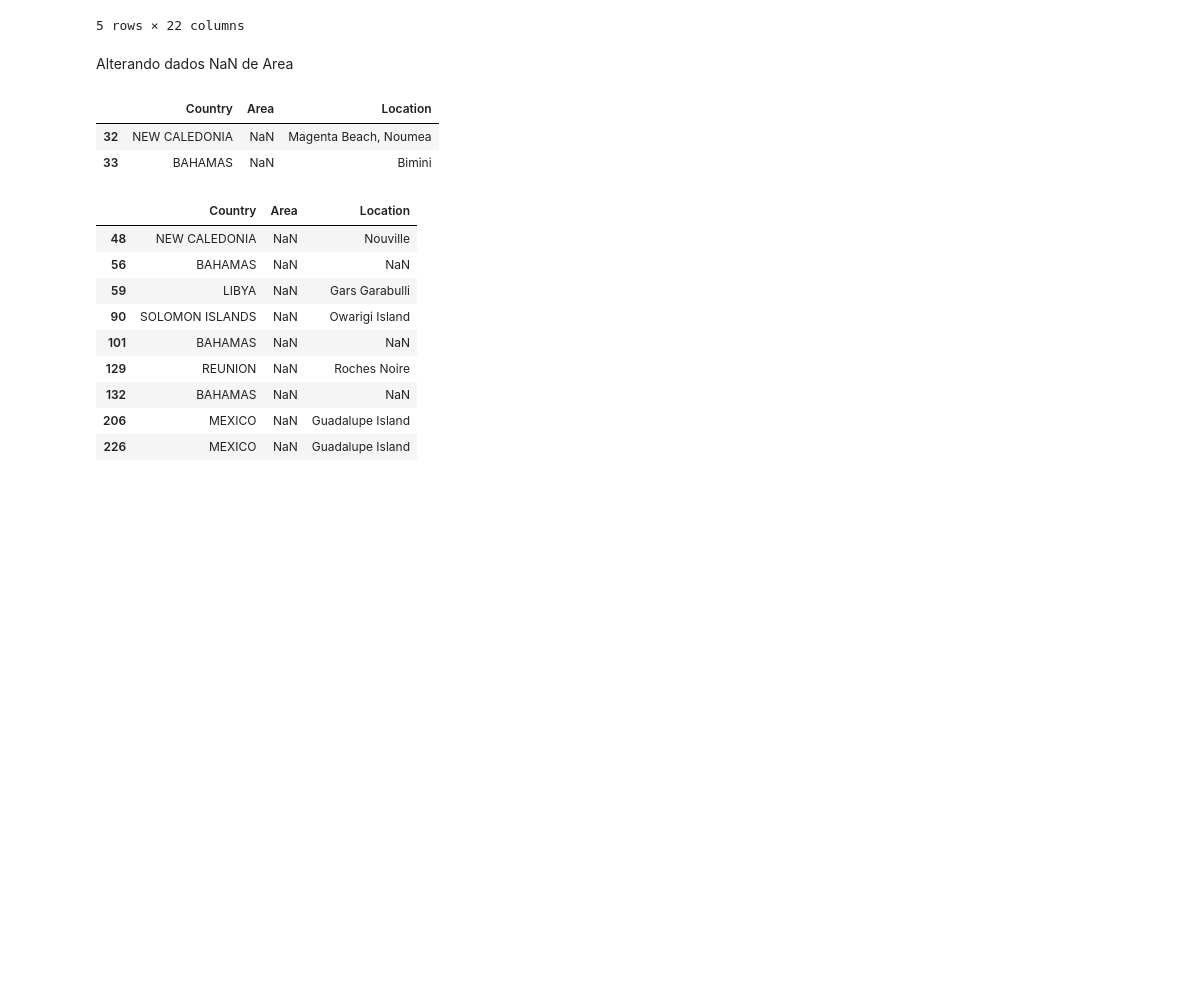
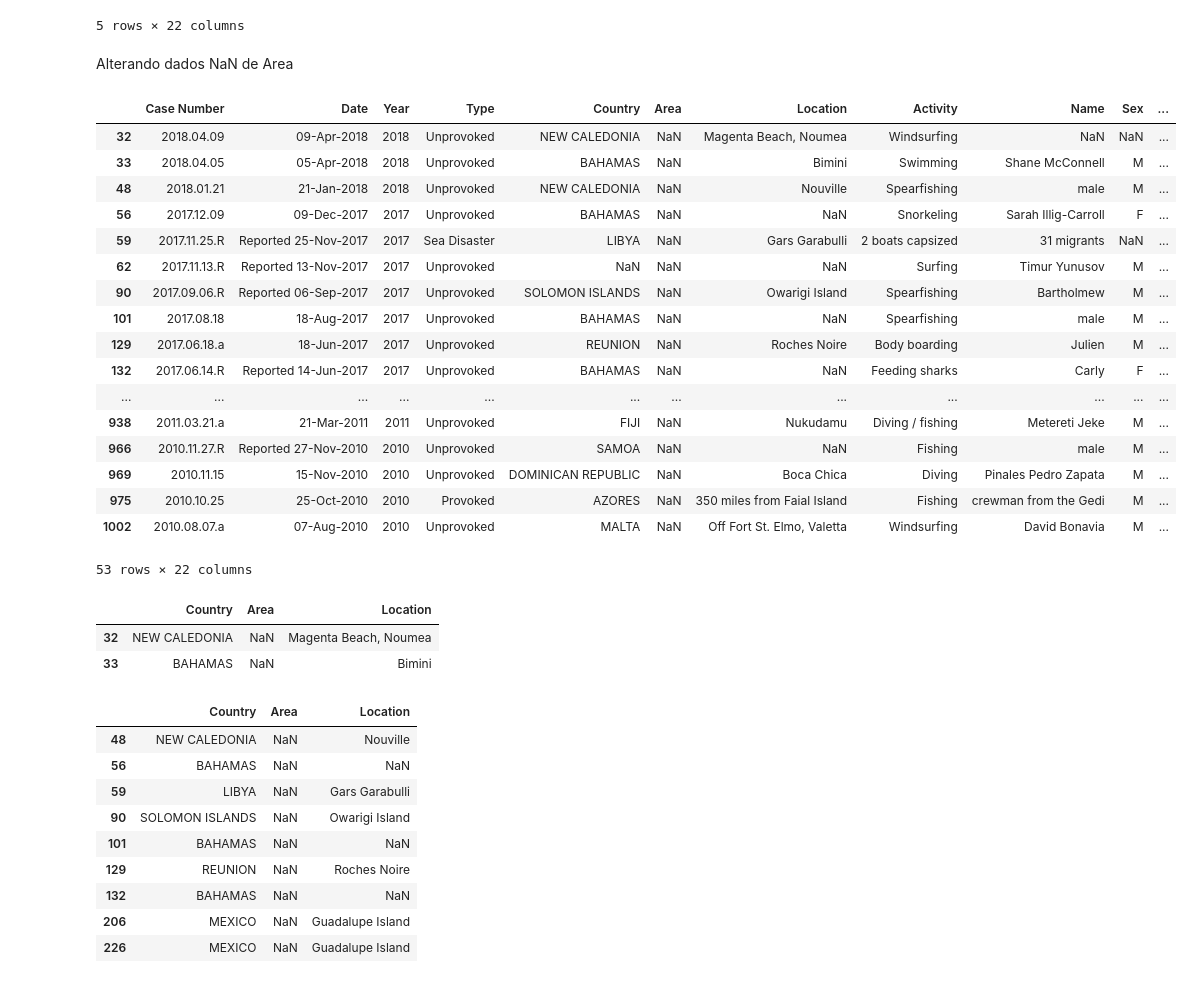
Before and after one commit to patrick-S-DS/Shark-Attack, a Jupyter notebook: shark-Attack.ipynb, the cells around one changed output. Cells and saved outputs as stored; diff of their text form; code cells hidden in the pictures; blank space fills up the shorter version.

Commit message:
Conclusão analise
Conclusão analise dos dados

```diff
--- a/shark-Attack.ipynb
+++ b/shark-Attack.ipynb
@@ -278,6 +278,27 @@ dados_mascara.head()
 5 rows × 22 columns
 # %% [markdown]
 Alterando dados NaN de Area
+# %%
+dados_mascara[dados_mascara['Area'].isnull()]
+# %% [output]
+|  | Case Number | Date | Year | Type | Country | Area | Location | Activity | Name | Sex | ... |
+| 32 | 2018.04.09 | 09-Apr-2018 | 2018 | Unprovoked | NEW CALEDONIA | NaN | Magenta Beach, Noumea | Windsurfing | NaN | NaN | ... |
+| 33 | 2018.04.05 | 05-Apr-2018 | 2018 | Unprovoked | BAHAMAS | NaN | Bimini | Swimming | Shane McConnell | M | ... |
+| 48 | 2018.01.21 | 21-Jan-2018 | 2018 | Unprovoked | NEW CALEDONIA | NaN | Nouville | Spearfishing | male | M | ... |
+| 56 | 2017.12.09 | 09-Dec-2017 | 2017 | Unprovoked | BAHAMAS | NaN | NaN | Snorkeling | Sarah Illig-Carroll | F | ... |
+| 59 | 2017.11.25.R | Reported 25-Nov-2017 | 2017 | Sea Disaster | LIBYA | NaN | Gars Garabulli | 2 boats capsized | 31 migrants | NaN | ... |
+| 62 | 2017.11.13.R | Reported 13-Nov-2017 | 2017 | Unprovoked | NaN | NaN | NaN | Surfing | Timur Yunusov | M | ... |
+| 90 | 2017.09.06.R | Reported 06-Sep-2017 | 2017 | Unprovoked | SOLOMON ISLANDS | NaN | Owarigi Island | Spearfishing | Bartholmew | M | ... |
+| 101 | 2017.08.18 | 18-Aug-2017 | 2017 | Unprovoked | BAHAMAS | NaN | NaN | Spearfishing | male | M | ... |
+| 129 | 2017.06.18.a | 18-Jun-2017 | 2017 | Unprovoked | REUNION | NaN | Roches Noire | Body boarding | Julien | M | ... |
+| 132 | 2017.06.14.R | Reported 14-Jun-2017 | 2017 | Unprovoked | BAHAMAS | NaN | NaN | Feeding sharks | Carly | F | ... |
+| ... | ... | ... | ... | ... | ... | ... | ... | ... | ... | ... | ... |
+| 938 | 2011.03.21.a | 21-Mar-2011 | 2011 | Unprovoked | FIJI | NaN | Nukudamu | Diving / fishing | Metereti Jeke | M | ... |
+| 966 | 2010.11.27.R | Reported 27-Nov-2010 | 2010 | Unprovoked | SAMOA | NaN | NaN | Fishing | male | M | ... |
+| 969 | 2010.11.15 | 15-Nov-2010 | 2010 | Unprovoked | DOMINICAN REPUBLIC | NaN | Boca Chica | Diving | Pinales Pedro Zapata | M | ... |
+| 975 | 2010.10.25 | 25-Oct-2010 | 2010 | Provoked | AZORES | NaN | 350 miles from Faial Island | Fishing | crewman from the Gedi | M | ... |
+| 1002 | 2010.08.07.a | 07-Aug-2010 | 2010 | Unprovoked | MALTA | NaN | Off Fort St. Elmo, Valetta | Windsurfing | David Bonavia | M | ... |
+53 rows × 22 columns
 # %%
 dados_mascara.iloc[[32,33], [4,5,6]]
 # %% [output]
```
Also changed, not shown: parts of 2 cells of this notebook.
